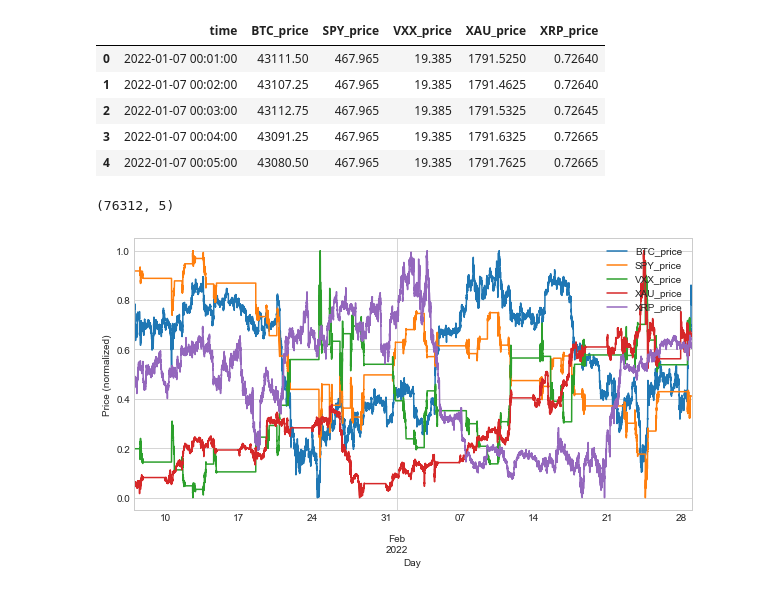
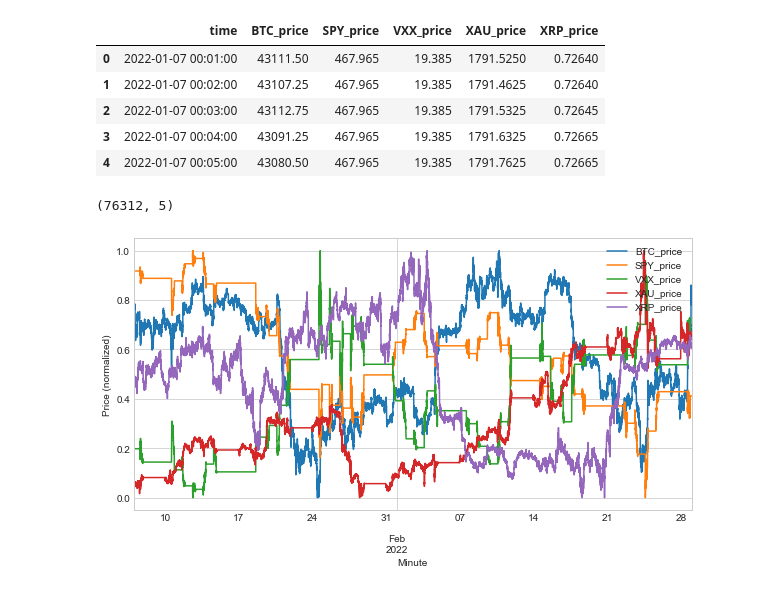
Before and after one commit to MGaulia/PD, a Jupyter notebook: 1 Data cleaning.ipynb, the cells around one changed output. Drawn from its saved outputs; the diff is of its cells as text; code cells hidden in the pictures.

```diff
--- a/1 Data cleaning.ipynb
+++ b/1 Data cleaning.ipynb
@@ -36,7 +36,7 @@ def clean_binance_data(filename):
 
     return df
 
-def plotnormed(filename, pltname):
+def plotnormed(filename, pltname, xlabel):
     df = pd.read_csv(filename, parse_dates = ['time']).set_index('time')
     print(df.shape)
     for i in df.columns:
@@ -44,8 +44,8 @@ def plotnormed(filename, pltname):
         df[i] = (col - col.min()) / (col.max() - col.min())
 
     ax = df.plot(figsize = (10, 5))
-    ax.set(xlabel='Day', ylabel='Price (normalized)')
-    plt.savefig('images/' + pltname, format = "pdf", dpi = 300,bbox_inches='tight')
+    ax.set(xlabel=xlabel, ylabel='Price (normalized)')
+    plt.savefig('images/' + pltname, format = "jpg", dpi = 300,bbox_inches='tight')
     plt.show()
 # %%
 tweets = pd.read_csv('raw_data/xrp_tweets.csv', parse_dates = True)
@@ -142,7 +142,7 @@ minute.head()
 | 3 | 2022-01-07 00:04:00 | 43091.25 | 467.965 | 19.385 | 1791.6325 | 0.72665 |
 | 4 | 2022-01-07 00:05:00 | 43080.50 | 467.965 | 19.385 | 1791.7625 | 0.72665 |
 # %%
-plotnormed("raw_data/minute.csv", 'minute_prices_normalized.pdf')
+plotnormed("raw_data/minute.csv", 'minute_prices_normalized.jpg', 'Minute')
 # %% [output]
 (76312, 5)
-[figure, old version]
+[figure, new version]
```
Also changed, not shown: parts of 2 cells of this notebook, 2 other files.
